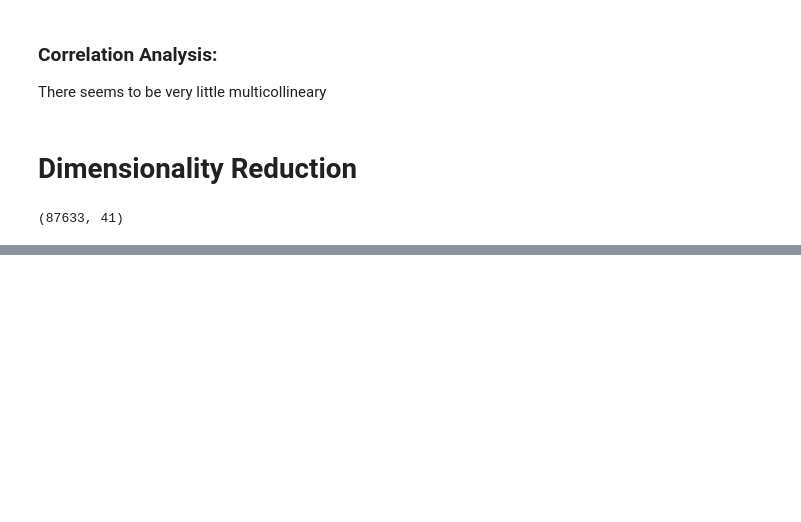
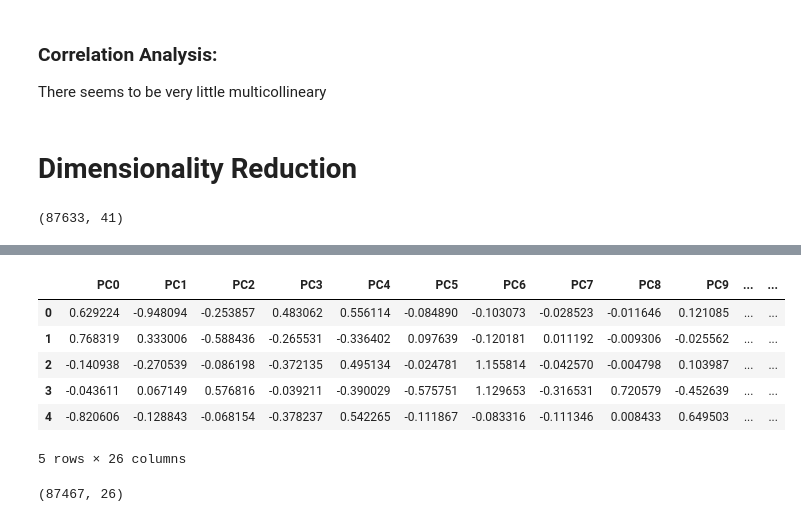
Before and after one commit to LaurentStar/Bank-Loans, a Jupyter notebook: EDA-prt2.ipynb, the cells around one changed output, grey strips where cells are left out. Cells and saved outputs as stored; diff of their text form; code cells hidden in the pictures; blank space fills up the shorter version.

```diff
--- a/EDA-prt2.ipynb
+++ b/EDA-prt2.ipynb
@@ -514,0 +672,18 @@ pca = PCA(n_components=, random_state=18)
+# %%
+# Creating new dataset
+bank_df_pca = pd.DataFrame(data=reduced)
+# %%
+# Adding PC as a prefix
+bank_df_pca = bank_df_pca.add_prefix("PC")
+# %%
+display(bank_df_pca.head())
+display(bank_df_pca.shape)
+# %% [output]
+|  | PC0 | PC1 | PC2 | PC3 | PC4 | PC5 | PC6 | PC7 | PC8 | PC9 | ... | ... |
+| 0 | 0.629224 | -0.948094 | -0.253857 | 0.483062 | 0.556114 | -0.084890 | -0.103073 | -0.028523 | -0.011646 | 0.121085 | ... | ... |
+| 1 | 0.768319 | 0.333006 | -0.588436 | -0.265531 | -0.336402 | 0.097639 | -0.120181 | 0.011192 | -0.009306 | -0.025562 | ... | ... |
+| 2 | -0.140938 | -0.270539 | -0.086198 | -0.372135 | 0.495134 | -0.024781 | 1.155814 | -0.042570 | -0.004798 | 0.103987 | ... | ... |
+| 3 | -0.043611 | 0.067149 | 0.576816 | -0.039211 | -0.390029 | -0.575751 | 1.129653 | -0.316531 | 0.720579 | -0.452639 | ... | ... |
+| 4 | -0.820606 | -0.128843 | -0.068154 | -0.378237 | 0.542265 | -0.111867 | -0.083316 | -0.111346 | 0.008433 | 0.649503 | ... | ... |
+5 rows × 26 columns
+(87467, 26)
```
Also changed, not shown: parts of 19 cells of this notebook.
